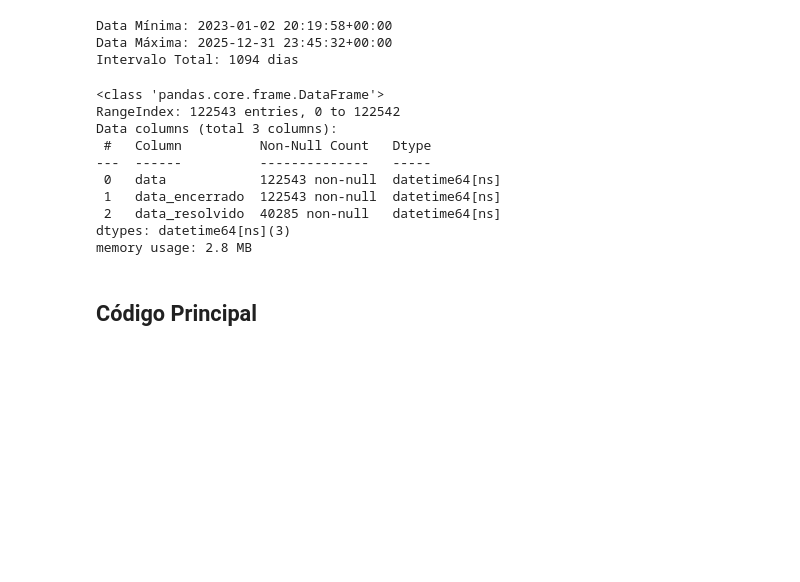
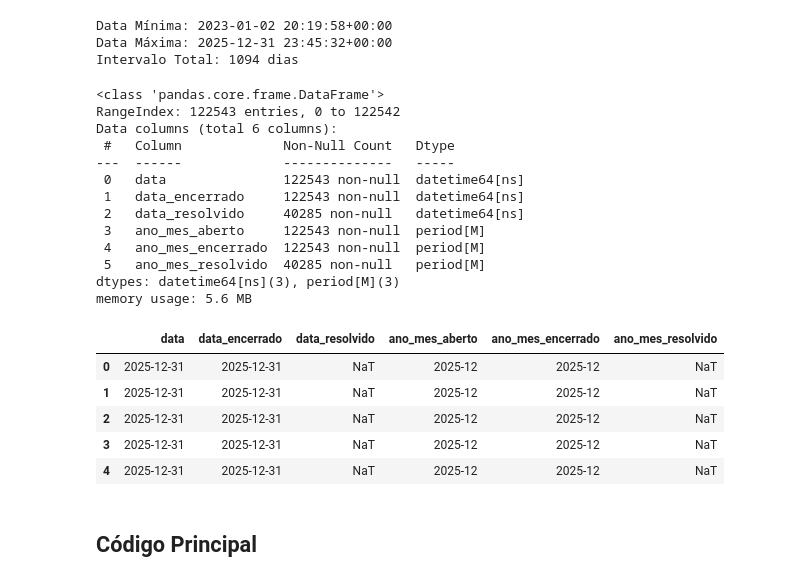
Before and after one commit to jffdevbr/challenge_locaweb, a Jupyter notebook: notebooks/data_exploration_target_behavior.ipynb, the cells around one changed output. Cells and saved outputs as stored; diff of their text form; code cells hidden in the pictures; blank space fills up the shorter version.

```diff
--- a/notebooks/data_exploration_target_behavior.ipynb
+++ b/notebooks/data_exploration_target_behavior.ipynb
@@ -232,18 +236,36 @@ df['data_resolvido'] = pd.to_datetime(df['data_resolvido'])
 df['data'] = df['data'].dt.normalize()
 df['data_encerrado'] = df['data_encerrado'].dt.normalize()
 df['data_resolvido'] = df['data_resolvido'].dt.normalize()
-df[['data','data_encerrado', 'data_resolvido']].info()
+
+# mes ano
+df['ano_mes_aberto'] = df['data'].dt.to_period('M')
+df['ano_mes_encerrado'] = df['data_encerrado'].dt.to_period('M')
+df['ano_mes_resolvido'] = df['data_resolvido'].dt.to_period('M')
+
+df[['data','data_encerrado', 'data_resolvido', 'ano_mes_aberto', 'ano_mes_encerrado', 'ano_mes_resolvido']].info()
 # %% [output]
 <class 'pandas.core.frame.DataFrame'>
 RangeIndex: 122543 entries, 0 to 122542
-Data columns (total 3 columns):
- #   Column          Non-Null Count   Dtype
----  ------          --------------   -----
- 0   data            122543 non-null  datetime64[ns]
- 1   data_encerrado  122543 non-null  datetime64[ns]
- 2   data_resolvido  40285 non-null   datetime64[ns]
-dtypes: datetime64[ns](3)
-memory usage: 2.8 MB
+Data columns (total 6 columns):
+ #   Column             Non-Null Count   Dtype
+---  ------             --------------   -----
+ 0   data               122543 non-null  datetime64[ns]
+ 1   data_encerrado     122543 non-null  datetime64[ns]
+ 2   data_resolvido     40285 non-null   datetime64[ns]
+ 3   ano_mes_aberto     122543 non-null  period[M]
+ 4   ano_mes_encerrado  122543 non-null  period[M]
+ 5   ano_mes_resolvido  40285 non-null   period[M]
+dtypes: datetime64[ns](3), period[M](3)
+memory usage: 5.6 MB
+# %%
+df[['data','data_encerrado', 'data_resolvido', 'ano_mes_aberto', 'ano_mes_encerrado', 'ano_mes_resolvido']].head()
+# %% [output]
+|  | data | data_encerrado | data_resolvido | ano_mes_aberto | ano_mes_encerrado | ano_mes_resolvido |
+| 0 | 2025-12-31 | 2025-12-31 | NaT | 2025-12 | 2025-12 | NaT |
+| 1 | 2025-12-31 | 2025-12-31 | NaT | 2025-12 | 2025-12 | NaT |
+| 2 | 2025-12-31 | 2025-12-31 | NaT | 2025-12 | 2025-12 | NaT |
+| 3 | 2025-12-31 | 2025-12-31 | NaT | 2025-12 | 2025-12 | NaT |
+| 4 | 2025-12-31 | 2025-12-31 | NaT | 2025-12 | 2025-12 | NaT |
 # %% [markdown]
 ## Código Principal
 # %% [markdown]
```
Also changed, not shown: parts of 13 cells of this notebook.
